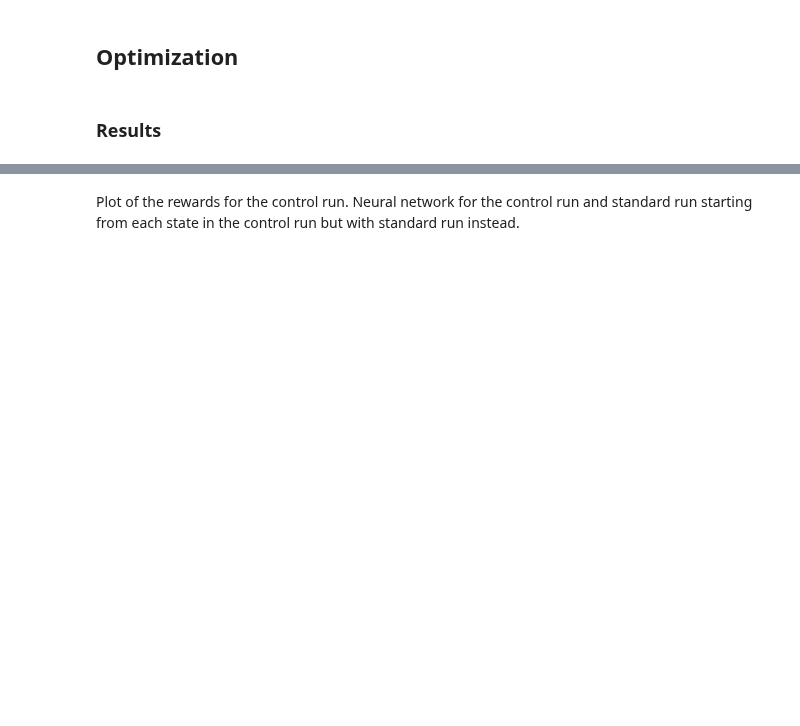
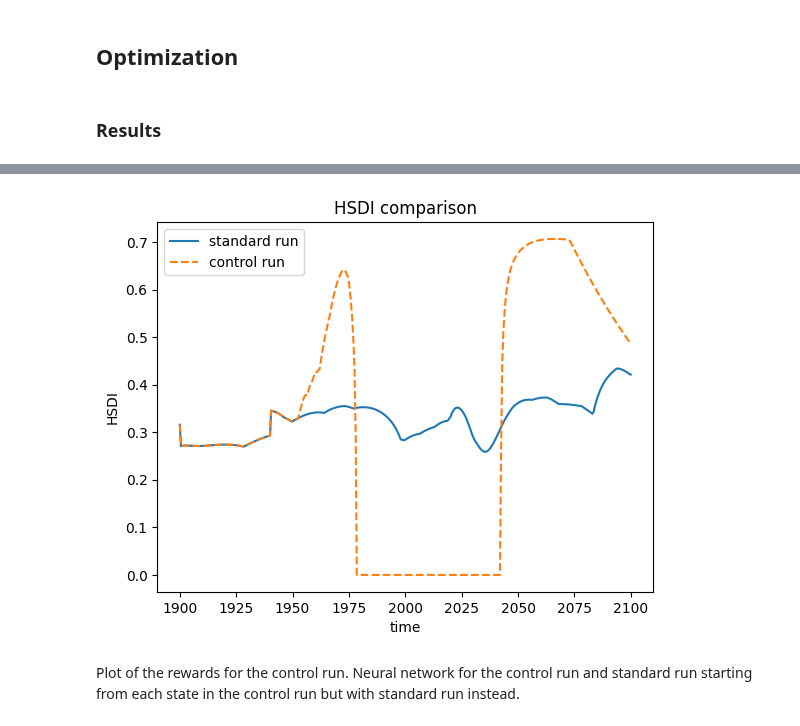
Before and after one commit to emilj610/pyworld3A3, a Jupyter notebook: reinforcementLearning.ipynb, the cells around one changed output, grey strips where cells are left out. Saved outputs shown, nothing was run; the diff lists cells and outputs as text; code cells hidden in the pictures; blank space fills up the shorter version.

```diff
--- a/reinforcementLearning.ipynb
+++ b/reinforcementLearning.ipynb
@@ -387,4 +470,14 @@ plt.grid(), plt.legend(), plt.tight_layout(), plt.show()
 (None, <matplotlib.legend.Legend at 0x...>, None, None)
+# %%
+plt.plot(world_reference.time, reward_func(world_reference), label="standard run")
+plt.plot(world_control.time, reward_func(world_control), label="control run", linestyle="--")
+plt.legend()
+plt.title("HSDI comparison")
+plt.xlabel("time")
+plt.ylabel("HSDI")
+plt.show()
+# %% [output]
+[figure, added]
 # %% [markdown]
 Plot of the rewards for the control run. Neural network for the control run and standard run starting from each state in the control run but with standard run instead.
 # %%
```
Also changed, not shown: parts of 11 cells of this notebook, 3 other files.
